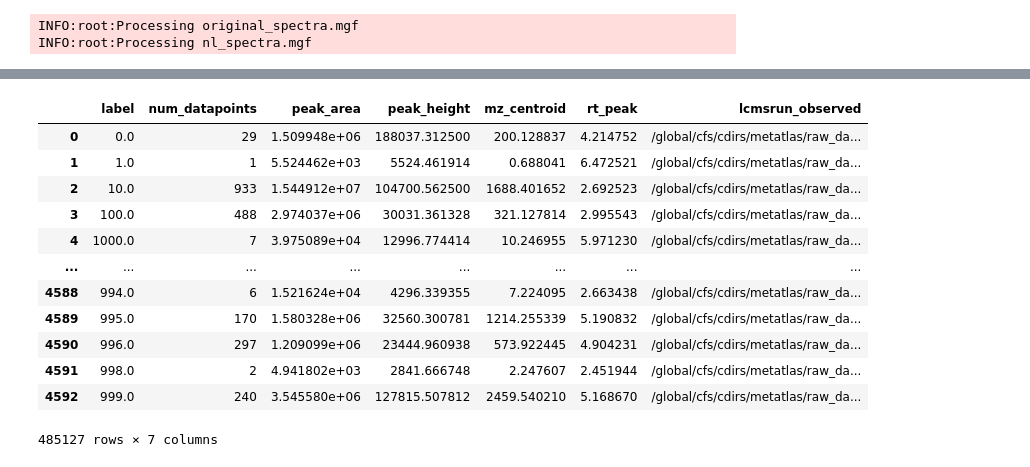
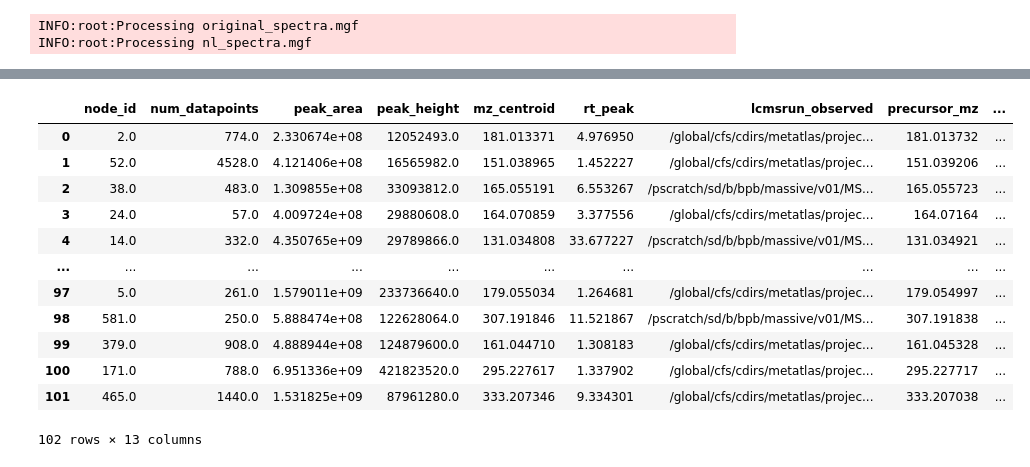
Before and after one commit to biorack/envnet, a Jupyter notebook: carbon_network/use/rawdata_network_integration.ipynb, the cells around one changed output, grey strips where cells are left out. Saved outputs shown, nothing was run; the diff lists cells and outputs as text; code cells hidden in the pictures.

```diff
--- a/carbon_network/use/rawdata_network_integration.ipynb
+++ b/carbon_network/use/rawdata_network_integration.ipynb
@@ -30,11 +30,16 @@ The next code block sets parameters that are used throughout the remainder of th
 # %%
 # experiment directory
 ## note: must follow Northen Lab file naming conventions and be converted to hdf5 format
-exp_dir = '/global/cfs/cdirs/metatlas/raw_data/egsb/20231113_EB_SMK_107002-011_CenturyExp_20230414_EXP120A_C18-EP_USDAY72349'
+# exp_dir  = '/global/cfs/cdirs/metatlas/raw_data/egsb/20240125_EB_MdR_101544-059_WAVESTAB3_20231222_EXP120A_C18-EP_USDAY72349'
+exp_dir = ['/global/cfs/cdirs/metatlas/raw_data/egsb/20231113_EB_SMK_107002-011_CenturyExp_20230414_EXP120A_C18-EP_USDAY72349',
+           '/global/cfs/cdirs/metatlas/raw_data/jgi/20240112_JGI_MdR_109570-002_OMTSoil50g_Pilot_QEHF_C18_USDAY86082_CORRECTED']
+# experiment directory
+## note: must follow Northen Lab file naming conventions and be converted to hdf5 format
 
 # tolerance in ppm between experimental signal and node mz
-mz_ppm_tolerance = 4
-
+mz_ppm_tolerance = 5
+peak_height_min = 1e4
+num_datapoints_min = 10
 # minimum MSMS score
 msms_score_min = 0.5
 
@@ -42,13 +47,33 @@ msms_score_min = 0.5
 msms_matches_min = 3
 
 # retention time range in minutes for feature finding
-rt_range = [1, 7]
+rt_range = [1, 700]
 
 # tolerance in daltons used for calculating MS/MS similarity scores
 frag_mz_tolerance = 0.05
 # %%
 from importlib import reload
 at = reload(at)
+# %%
+df = pd.read_csv('/global/cfs/cdirs/metatlas/projects/carbon_network/public_and_internal_files_with_massive_and_redu.tsv', sep='\t')
+df = df[df['SampleType']=='plant']
+df = df[~df['buddy'].str.contains('qc',case=False)]
+df = df[~df['buddy'].str.contains('blank',case=False)]
+out_dir = '/global/cfs/cdirs/metatlas/projects/carbon_network/raw_data'
+temp_files = df['h5'].tolist()
+files = []
+for f in temp_files:
+    base_dir = os.path.dirname(f)
+    base_name = os.path.basename(f)
+    new_dir = os.path.join(out_dir,base_dir)
+    new_name = os.path.join(new_dir,base_name)
+    files.append(new_name)
+    if not os.path.isfile(new_name):
+        print('File Not Found!')
+        print(new_name)
+        print(f)
+files_data = pd.DataFrame(files,columns=['filename'])
+files = files_data['filename'].tolist()
 # %%
 # collect and merge required data and metadata
 node_data = at.graph_to_df()
@@ -64,4 +91,7 @@ files = files_data['filename'].tolist()
 # %%
 # get ms1 and ms2 data
-ms1_data = at.get_sample_ms1_data(node_atlas, files, mz_ppm_tolerance)
-ms2_data = at.get_sample_ms2_data(files)
+ms1_data = at.get_sample_ms1_data(node_atlas, files, mz_ppm_tolerance,peak_height_min,num_datapoints_min)
+max_ms1_data = at.get_best_ms1_rawdata(ms1_data,node_data)
+ms2_data = at.get_sample_ms2_data(files,merged_node_data,msms_score_min,msms_matches_min,mz_ppm_tolerance,frag_mz_tolerance)
+max_ms2_data = at.get_best_ms2_rawdata(ms2_data)
+best_hits = at.get_best_ms1_ms2_combined(max_ms1_data,max_ms2_data)
@@ -190,16 +98,17 @@ max_ms2_data
-# %%
-ms1_data
-# %% [output]
-|  | label | num_datapoints | peak_area | peak_height | mz_centroid | rt_peak | lcmsrun_observed |
-| 0 | 0.0 | 29 | 1.509948e+06 | 188037.312500 | 200.128837 | 4.214752 | /global/cfs/cdirs/metatlas/raw_da... |
-| 1 | 1.0 | 1 | 5.524462e+03 | 5524.461914 | 0.688041 | 6.472521 | /global/cfs/cdirs/metatlas/raw_da... |
-| 2 | 10.0 | 933 | 1.544912e+07 | 104700.562500 | 1688.401652 | 2.692523 | /global/cfs/cdirs/metatlas/raw_da... |
-| 3 | 100.0 | 488 | 2.974037e+06 | 30031.361328 | 321.127814 | 2.995543 | /global/cfs/cdirs/metatlas/raw_da... |
-| 4 | 1000.0 | 7 | 3.975089e+04 | 12996.774414 | 10.246955 | 5.971230 | /global/cfs/cdirs/metatlas/raw_da... |
-| ... | ... | ... | ... | ... | ... | ... | ... |
-| 4588 | 994.0 | 6 | 1.521624e+04 | 4296.339355 | 7.224095 | 2.663438 | /global/cfs/cdirs/metatlas/raw_da... |
-| 4589 | 995.0 | 170 | 1.580328e+06 | 32560.300781 | 1214.255339 | 5.190832 | /global/cfs/cdirs/metatlas/raw_da... |
-| 4590 | 996.0 | 297 | 1.209099e+06 | 23444.960938 | 573.922445 | 4.904231 | /global/cfs/cdirs/metatlas/raw_da... |
-| 4591 | 998.0 | 2 | 4.941802e+03 | 2841.666748 | 2.247607 | 2.451944 | /global/cfs/cdirs/metatlas/raw_da... |
-| 4592 | 999.0 | 240 | 3.545580e+06 | 127815.507812 | 2459.540210 | 5.168670 | /global/cfs/cdirs/metatlas/raw_da... |
-485127 rows × 7 columns
+# %%
+best_hits = best_hits[best_hits['peak_area']>1e4]
+best_hits[pd.notna(best_hits['ms2_score'])]
+# %% [output]
+|  | node_id | num_datapoints | peak_area | peak_height | mz_centroid | rt_peak | lcmsrun_observed | precursor_mz | ... |
+| 0 | 2.0 | 774.0 | 2.330674e+08 | 12052493.0 | 181.013371 | 4.976950 | /global/cfs/cdirs/metatlas/projec... | 181.013732 | ... |
+| 1 | 52.0 | 4528.0 | 4.121406e+08 | 16565982.0 | 151.038965 | 1.452227 | /global/cfs/cdirs/metatlas/projec... | 151.039206 | ... |
+| 2 | 38.0 | 483.0 | 1.309855e+08 | 33093812.0 | 165.055191 | 6.553267 | /pscratch/sd/b/bpb/massive/v01/MS... | 165.055723 | ... |
+| 3 | 24.0 | 57.0 | 4.009724e+08 | 29880608.0 | 164.070859 | 3.377556 | /global/cfs/cdirs/metatlas/projec... | 164.07164 | ... |
+| 4 | 14.0 | 332.0 | 4.350765e+09 | 29789866.0 | 131.034808 | 33.677227 | /pscratch/sd/b/bpb/massive/v01/MS... | 131.034921 | ... |
+| ... | ... | ... | ... | ... | ... | ... | ... | ... | ... |
+| 97 | 5.0 | 261.0 | 1.579011e+09 | 233736640.0 | 179.055034 | 1.264681 | /global/cfs/cdirs/metatlas/projec... | 179.054997 | ... |
+| 98 | 581.0 | 250.0 | 5.888474e+08 | 122628064.0 | 307.191846 | 11.521867 | /pscratch/sd/b/bpb/massive/v01/MS... | 307.191838 | ... |
+| 99 | 379.0 | 908.0 | 4.888944e+08 | 124879600.0 | 161.044710 | 1.308183 | /global/cfs/cdirs/metatlas/projec... | 161.045328 | ... |
+| 100 | 171.0 | 788.0 | 6.951336e+09 | 421823520.0 | 295.227617 | 1.337902 | /global/cfs/cdirs/metatlas/projec... | 295.227717 | ... |
+| 101 | 465.0 | 1440.0 | 1.531825e+09 | 87961280.0 | 333.207346 | 9.334301 | /global/cfs/cdirs/metatlas/projec... | 333.207038 | ... |
+102 rows × 13 columns
```
Also changed, not shown: parts of 24 cells of this notebook, 4 other files.
